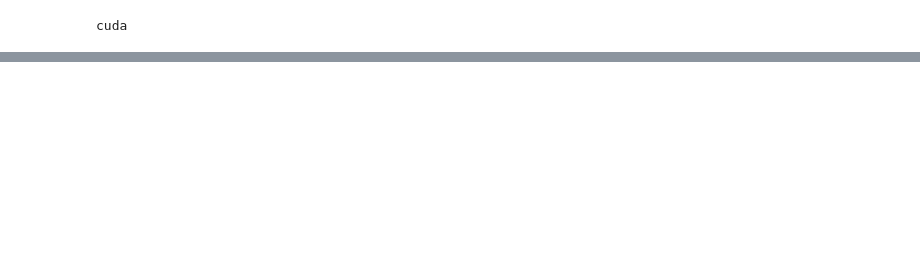
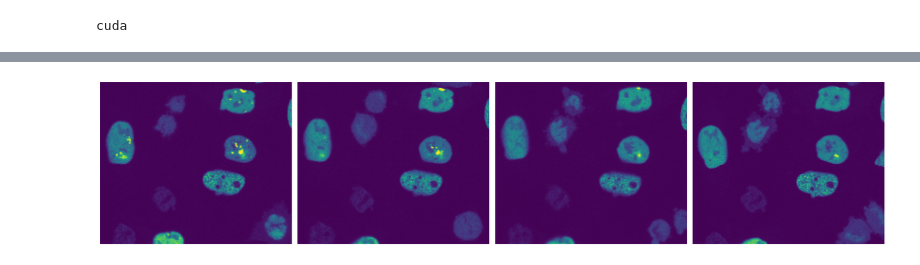
Before and after one commit to lucas-rdlr/segmentation-and-tracking, a Jupyter notebook: notebooks/UNet.ipynb, the cells around one changed output, grey strips where cells are left out. Cells and saved outputs as stored; diff of their text form; code cells hidden in the pictures; blank space fills up the shorter version.

```diff
--- a/notebooks/UNet.ipynb
+++ b/notebooks/UNet.ipynb
@@ -136,0 +147,4 @@ plot_mini_batch(last[:4])
+# %%
+plot_mini_batch(final_imgs[:4])
+# %% [output]
+[figure, added]
```
Also changed, not shown: parts of 13 cells of this notebook.
